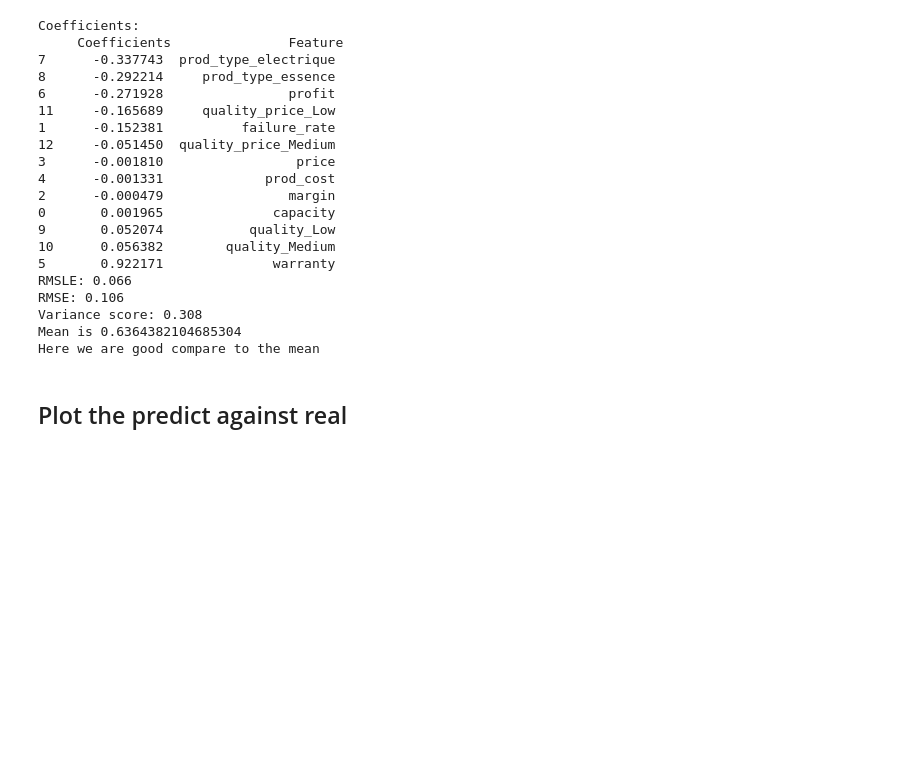
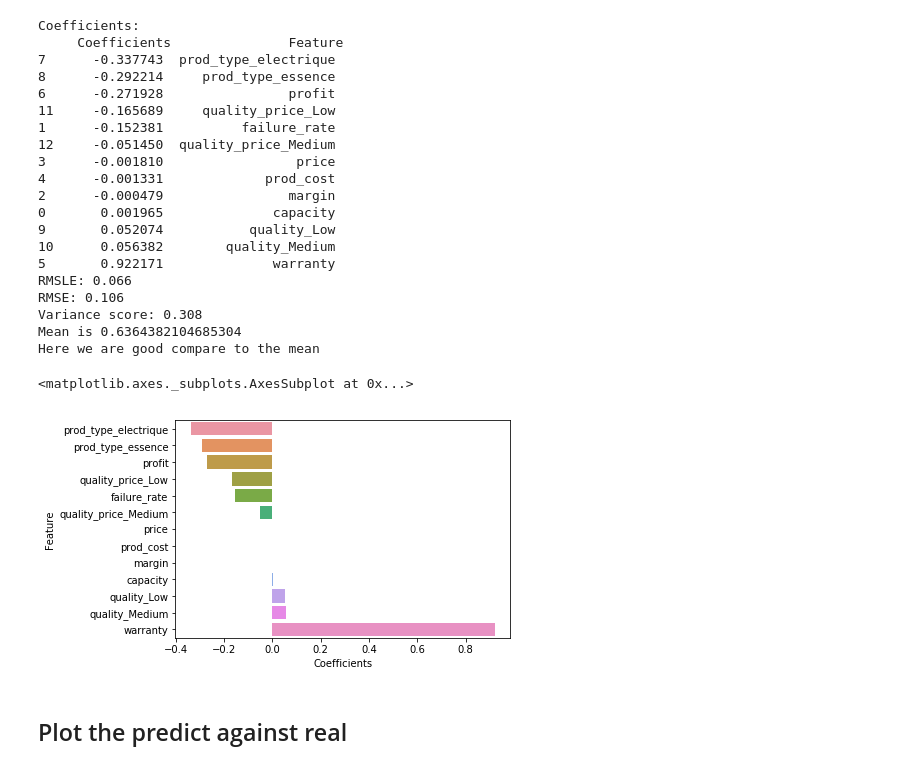
Before and after one commit to Jwuthri/MowerMarket, a Jupyter notebook: notebooks/Exploration Notebook.ipynb, the cells around one changed output. Cells and saved outputs as stored; diff of their text form; code cells hidden in the pictures; blank space fills up the shorter version.

```diff
--- a/notebooks/Exploration Notebook.ipynb
+++ b/notebooks/Exploration Notebook.ipynb
@@ -335,6 +282,11 @@ RMSE: 0.106
 Variance score: 0.308
 Mean is 0.6364382104685304
 Here we are good compare to the mean
+# %%
+sns.barplot(y="Feature", x="Coefficients", data=coefficients)
+# %% [output]
+<matplotlib.axes._subplots.AxesSubplot at 0x...>
+[figure, added]
 # %% [markdown]
 ## Plot the predict against real
 # %%
```
Also changed, not shown: parts of 9 cells of this notebook.
